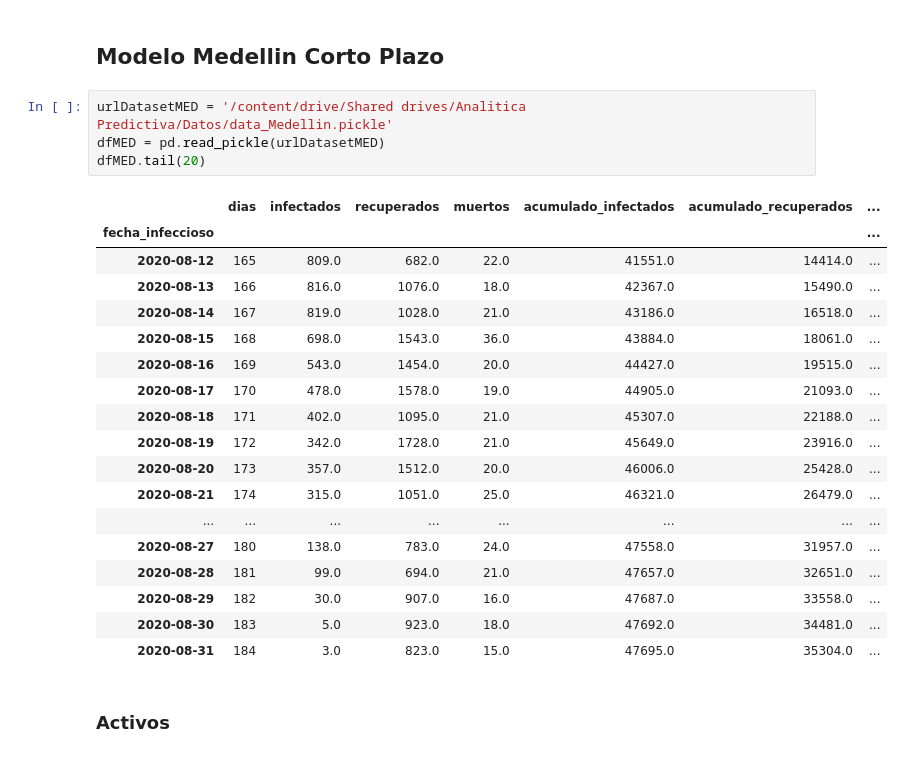
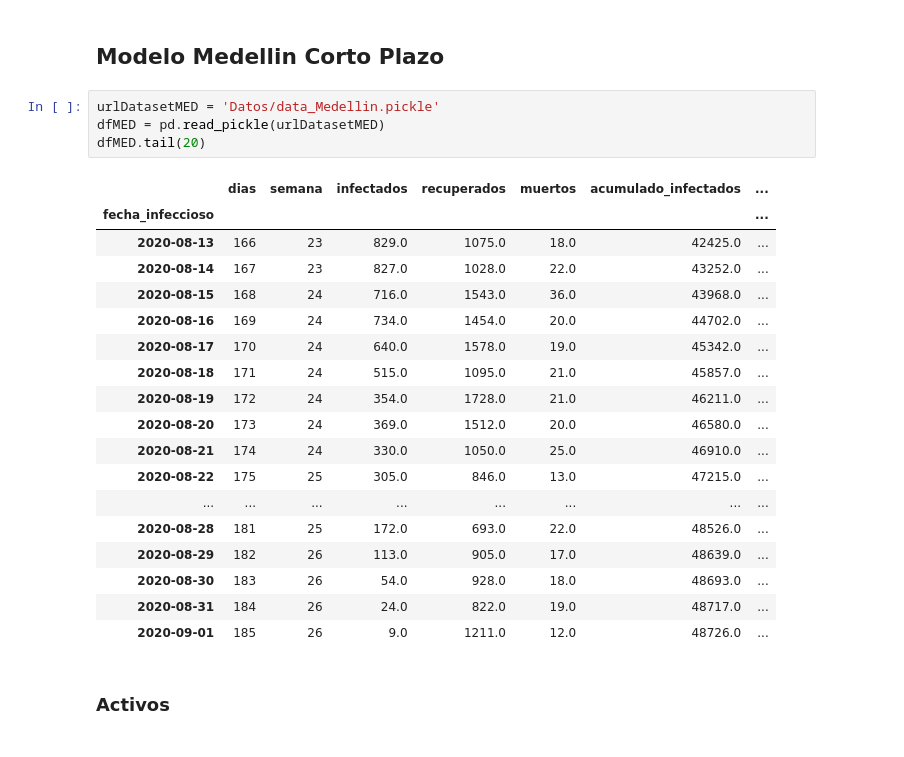
Before and after one commit to sefigueroacUNAL/predictiva-covid, a Jupyter notebook: 3_Modelo_JLM.ipynb, the cells around one changed output. Saved outputs shown, nothing was run; the diff lists cells and outputs as text.

Commit message:
Ajuste a la descarga de datos - 3

```diff
--- a/3_Modelo_JLM.ipynb
+++ b/3_Modelo_JLM.ipynb
@@ -17,28 +17,28 @@ from sklearn.metrics import mean_squared_error, mean_absolute_error
 # %% [markdown]
 ## Modelo Medellin Corto Plazo
 # %%
-urlDatasetMED = '/content/drive/Shared drives/Analitica Predictiva/Datos/data_Medellin.pickle'
+urlDatasetMED = 'Datos/data_Medellin.pickle'
 dfMED = pd.read_pickle(urlDatasetMED)
 dfMED.tail(20)
 # %% [output]
-|  | dias | infectados | recuperados | muertos | acumulado_infectados | acumulado_recuperados | ... |
+|  | dias | semana | infectados | recuperados | muertos | acumulado_infectados | ... |
 | fecha_infeccioso |  |  |  |  |  |  | ... |
-| 2020-08-12 | 165 | 809.0 | 682.0 | 22.0 | 41551.0 | 14414.0 | ... |
-| 2020-08-13 | 166 | 816.0 | 1076.0 | 18.0 | 42367.0 | 15490.0 | ... |
-| 2020-08-14 | 167 | 819.0 | 1028.0 | 21.0 | 43186.0 | 16518.0 | ... |
-| 2020-08-15 | 168 | 698.0 | 1543.0 | 36.0 | 43884.0 | 18061.0 | ... |
-| 2020-08-16 | 169 | 543.0 | 1454.0 | 20.0 | 44427.0 | 19515.0 | ... |
-| 2020-08-17 | 170 | 478.0 | 1578.0 | 19.0 | 44905.0 | 21093.0 | ... |
-| 2020-08-18 | 171 | 402.0 | 1095.0 | 21.0 | 45307.0 | 22188.0 | ... |
-| 2020-08-19 | 172 | 342.0 | 1728.0 | 21.0 | 45649.0 | 23916.0 | ... |
-| 2020-08-20 | 173 | 357.0 | 1512.0 | 20.0 | 46006.0 | 25428.0 | ... |
-| 2020-08-21 | 174 | 315.0 | 1051.0 | 25.0 | 46321.0 | 26479.0 | ... |
+| 2020-08-13 | 166 | 23 | 829.0 | 1075.0 | 18.0 | 42425.0 | ... |
+| 2020-08-14 | 167 | 23 | 827.0 | 1028.0 | 22.0 | 43252.0 | ... |
+| 2020-08-15 | 168 | 24 | 716.0 | 1543.0 | 36.0 | 43968.0 | ... |
+| 2020-08-16 | 169 | 24 | 734.0 | 1454.0 | 20.0 | 44702.0 | ... |
+| 2020-08-17 | 170 | 24 | 640.0 | 1578.0 | 19.0 | 45342.0 | ... |
+| 2020-08-18 | 171 | 24 | 515.0 | 1095.0 | 21.0 | 45857.0 | ... |
+| 2020-08-19 | 172 | 24 | 354.0 | 1728.0 | 21.0 | 46211.0 | ... |
+| 2020-08-20 | 173 | 24 | 369.0 | 1512.0 | 20.0 | 46580.0 | ... |
+| 2020-08-21 | 174 | 24 | 330.0 | 1050.0 | 25.0 | 46910.0 | ... |
+| 2020-08-22 | 175 | 25 | 305.0 | 846.0 | 13.0 | 47215.0 | ... |
 | ... | ... | ... | ... | ... | ... | ... | ... |
-| 2020-08-27 | 180 | 138.0 | 783.0 | 24.0 | 47558.0 | 31957.0 | ... |
-| 2020-08-28 | 181 | 99.0 | 694.0 | 21.0 | 47657.0 | 32651.0 | ... |
-| 2020-08-29 | 182 | 30.0 | 907.0 | 16.0 | 47687.0 | 33558.0 | ... |
-| 2020-08-30 | 183 | 5.0 | 923.0 | 18.0 | 47692.0 | 34481.0 | ... |
-| 2020-08-31 | 184 | 3.0 | 823.0 | 15.0 | 47695.0 | 35304.0 | ... |
+| 2020-08-28 | 181 | 25 | 172.0 | 693.0 | 22.0 | 48526.0 | ... |
+| 2020-08-29 | 182 | 26 | 113.0 | 905.0 | 17.0 | 48639.0 | ... |
+| 2020-08-30 | 183 | 26 | 54.0 | 928.0 | 18.0 | 48693.0 | ... |
+| 2020-08-31 | 184 | 26 | 24.0 | 822.0 | 19.0 | 48717.0 | ... |
+| 2020-09-01 | 185 | 26 | 9.0 | 1211.0 | 12.0 | 48726.0 | ... |
 # %% [markdown]
 ### Activos
 # %%
```
Also changed, not shown: parts of 14 cells of this notebook.
